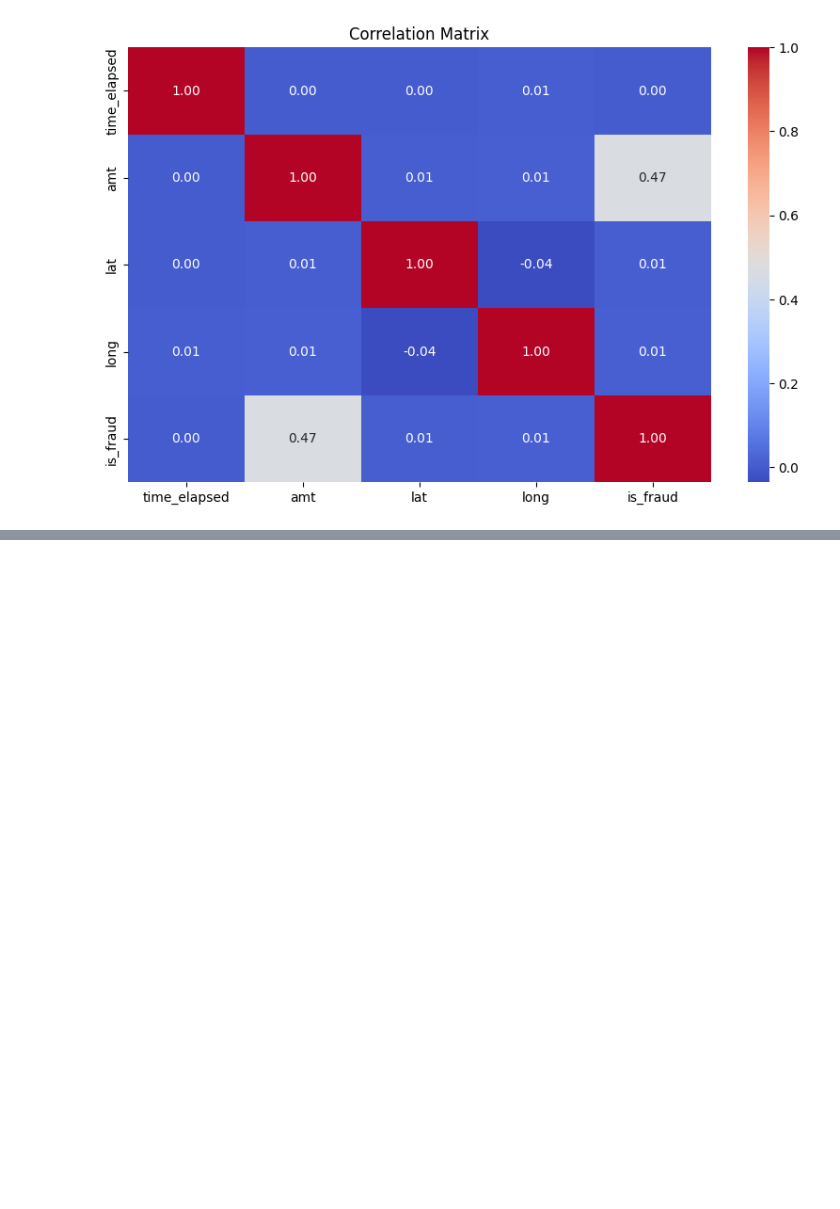
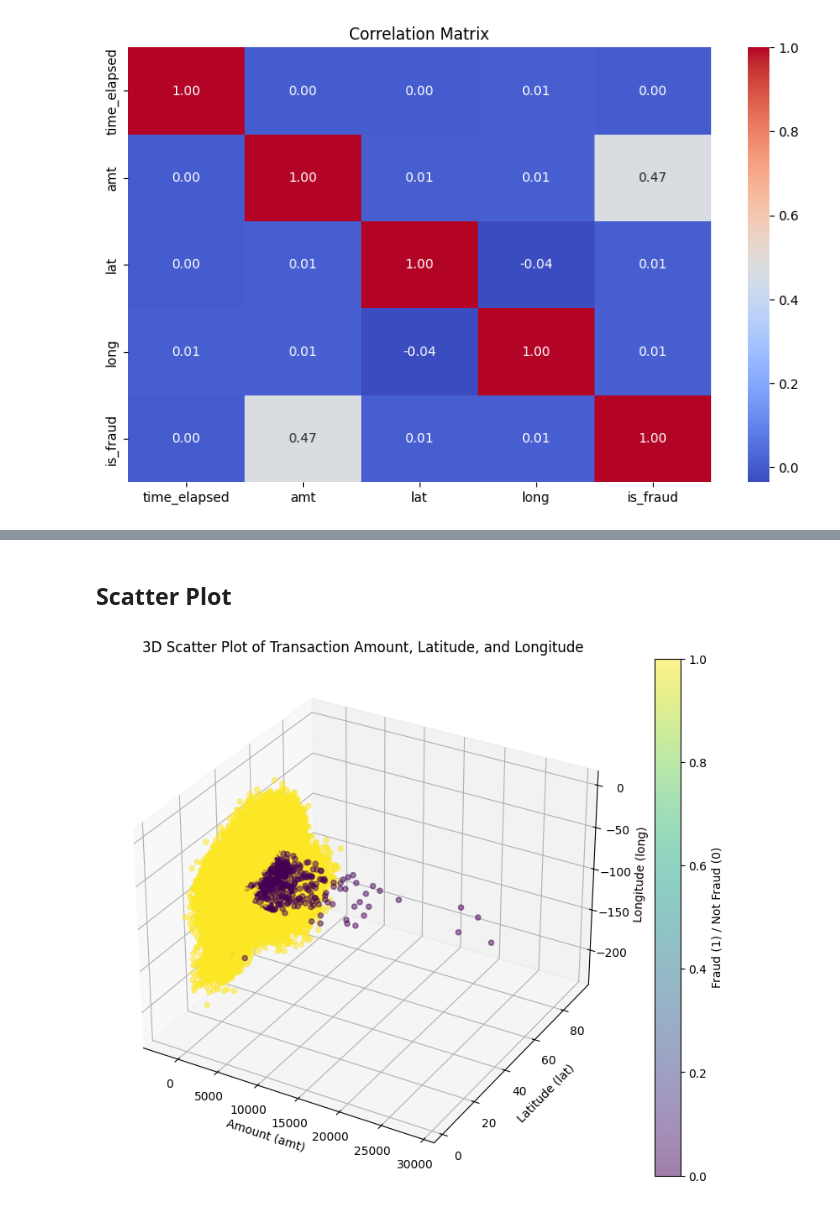
Before and after one commit to sanaarshadmahmood/Card-fraud-detection, a Jupyter notebook: Credit_Card.ipynb, the cells around one changed output, grey strips where cells are left out. Saved outputs shown, nothing was run; the diff lists cells and outputs as text; code cells hidden in the pictures; blank space fills up the shorter version.

```diff
--- a/Credit_Card.ipynb
+++ b/Credit_Card.ipynb
@@ -163,0 +198,27 @@ from sklearn.metrics import accuracy_score, precision_score, recall_score, f1_sc
+# %% [markdown]
+## **Scatter Plot**
+# %%
+
+# Select three numerical features for the 3D scatter plot
+x = Credit_df['amt']
+y = Credit_df['lat']
+z = Credit_df['long']
+c = Credit_df['is_fraud'] # Color by fraud status
+
+# Create the 3D scatter plot
+fig = plt.figure(figsize=(10, 8))
+ax = fig.add_subplot(111, projection='3d')
+
+scatter = ax.scatter(x, y, z, c=c, cmap='viridis', alpha=0.5)
+
+ax.set_xlabel('Amount (amt)')
+ax.set_ylabel('Latitude (lat)')
+ax.set_zlabel('Longitude (long)')
+ax.set_title('3D Scatter Plot of Transaction Amount, Latitude, and Longitude')
+
+# Add a colorbar to show the mapping of colors to fraud status
+fig.colorbar(scatter, label='Fraud (1) / Not Fraud (0)')
+
+plt.show()
+# %% [output]
+[figure, added]
```
Also changed, not shown: parts of 55 cells of this notebook.
